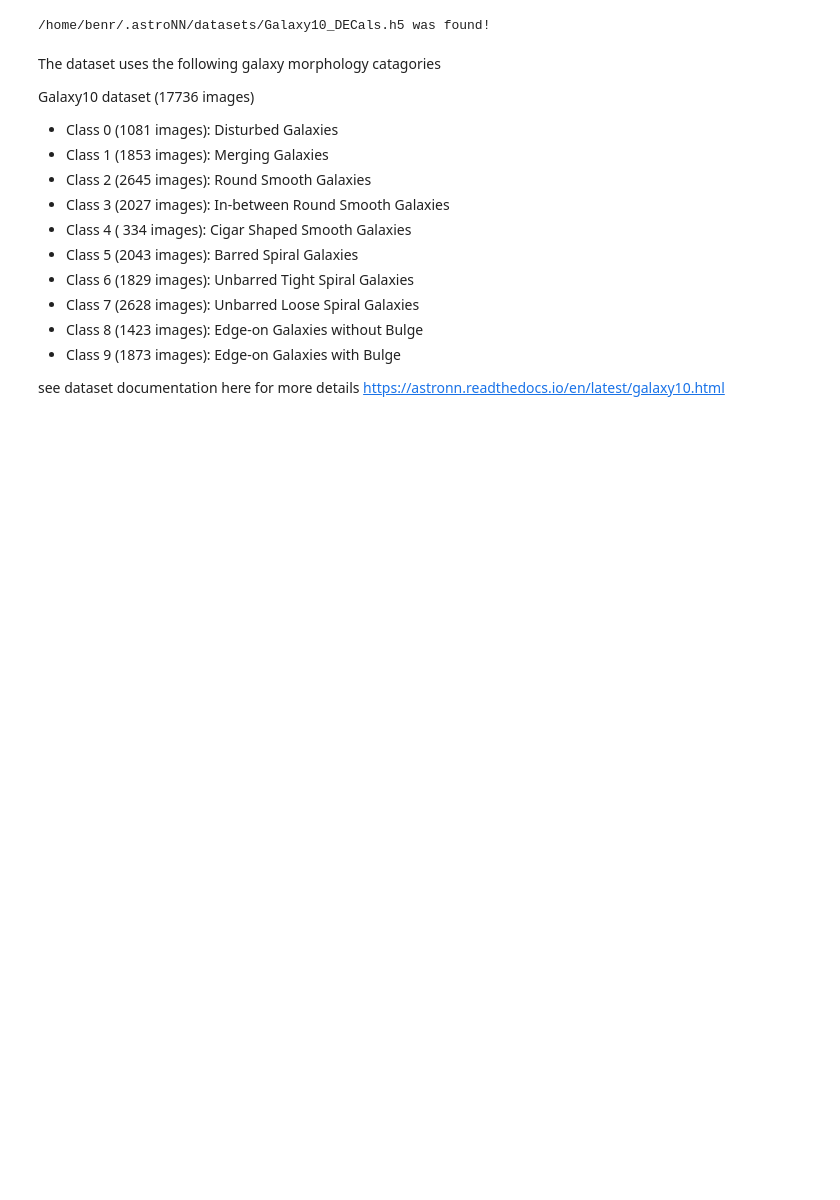
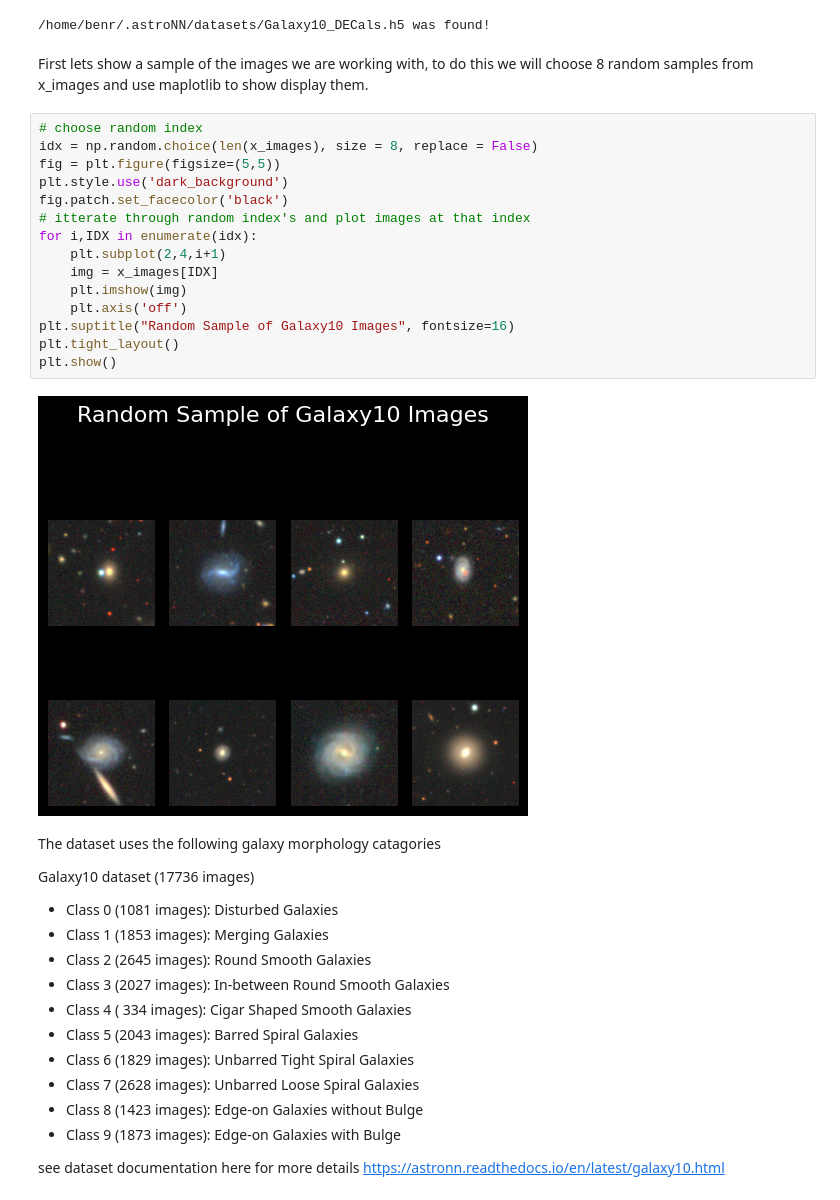
Before and after one commit to B-Ruggles/CW_2_2105755, a Jupyter notebook: py/Q1/main_q1.ipynb, the cells around one changed output. Drawn from its saved outputs; the diff is of its cells as text; blank space fills up the shorter version.

```diff
--- a/py/Q1/main_q1.ipynb
+++ b/py/Q1/main_q1.ipynb
@@ -28,6 +33,25 @@ Radom Forest classifiers can be extremely accurate. Random forest uses the 'vote
 x_images,y_labels = get_data()
 # %% [output]
 /home/benr/.astroNN/datasets/Galaxy10_DECals.h5 was found!
+# %% [markdown]
+First lets show a sample of the images we are working with, to do this we will choose 8 random samples from x_images and use maplotlib to show display them.
+# %%
+# choose random index
+idx = np.random.choice(len(x_images), size = 8, replace = False)
+fig = plt.figure(figsize=(5,5))
+plt.style.use('dark_background')
+fig.patch.set_facecolor('black')
+# itterate through random index's and plot images at that index
+for i,IDX in enumerate(idx):
+    plt.subplot(2,4,i+1)
+    img = x_images[IDX]
+    plt.imshow(img)
+    plt.axis('off')
+plt.suptitle("Random Sample of Galaxy10 Images", fontsize=16)
+plt.tight_layout()
+plt.show()
+# %% [output]
+[figure, added]
 # %% [markdown]
 The dataset uses the following galaxy morphology catagories
 
```
Also changed, not shown: parts of 6 cells of this notebook, 3 other files.
